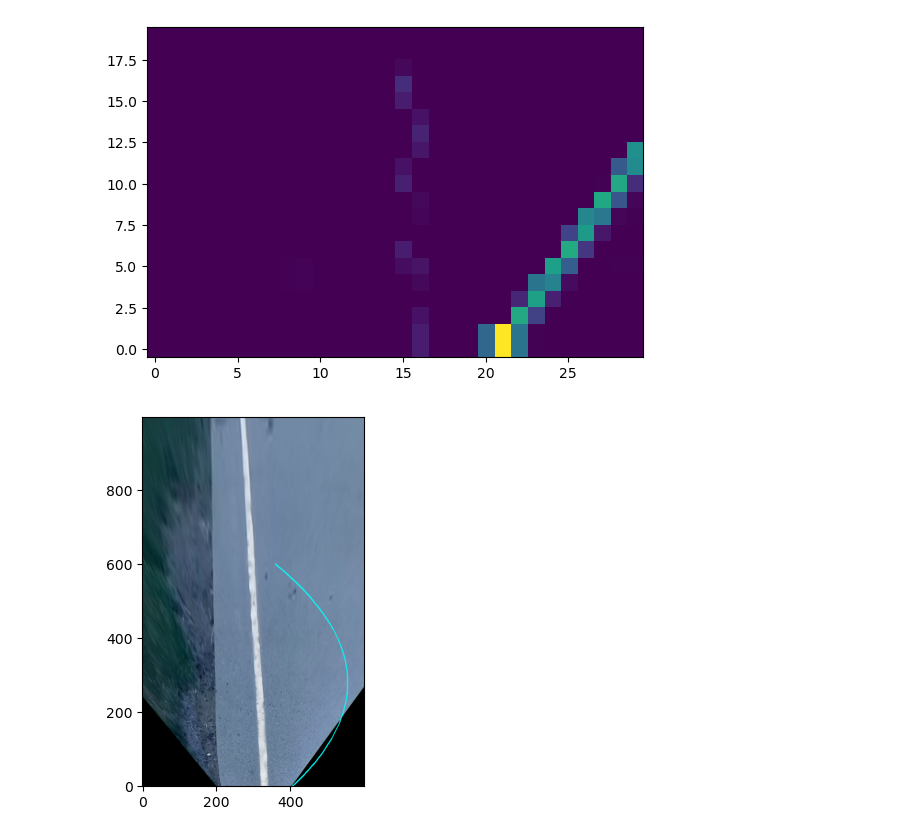
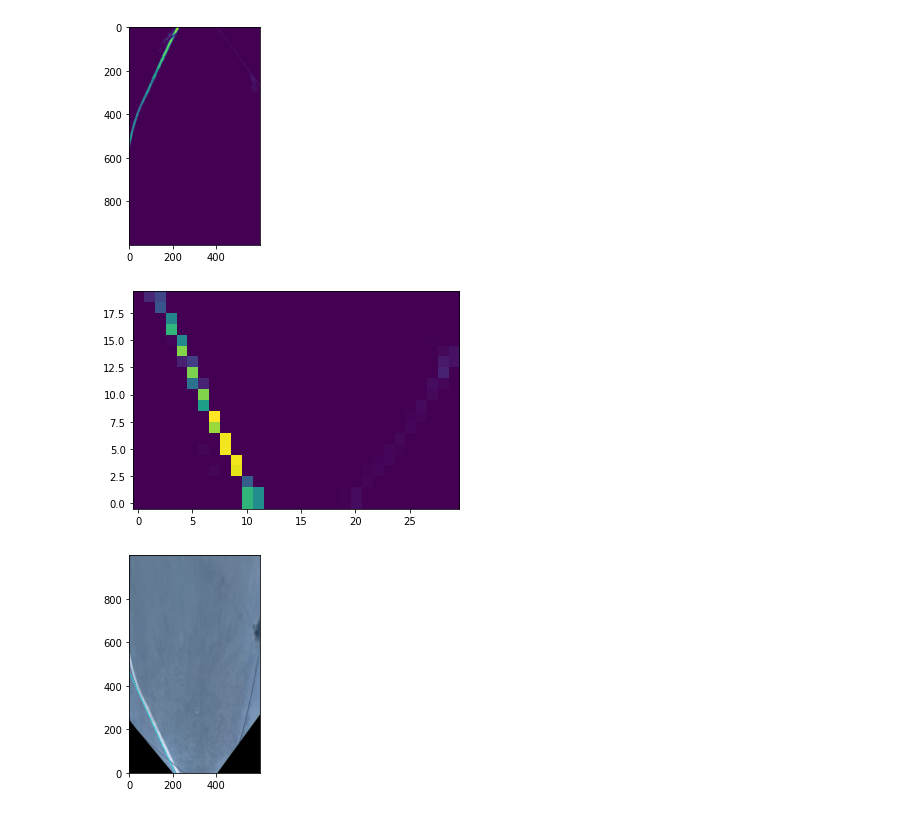
Before and after one commit to atomicapple0/mobots-2023, a Jupyter notebook: processing2.ipynb, the cells around one changed output. Saved outputs shown, nothing was run; the diff lists cells and outputs as text; code cells hidden in the pictures.

```diff
--- a/processing2.ipynb
+++ b/processing2.ipynb
@@ -33,7 +33,7 @@ def relu(img, thresh):
     return relud + thresh
 
 # read img
-img = cv2.imread(jpgs[0])
+img = cv2.imread(jpgs[12])
 
 # assume img is 1024 x 768
 assert math.isclose(1024 / 768, img.shape[1] / img.shape[0], rel_tol=.1)
@@ -61,12 +61,14 @@ dst_np = np.array(dst, dtype=np.float32)
 # inverse projective map
 M = cv2.getPerspectiveTransform(src_np, dst_np)
 warped_viz = cv2.warpPerspective(img, M, (600, 1000), flags=cv2.INTER_LINEAR)
-warped = cv2.warpPerspective(img, M, (600, 1000), flags=cv2.INTER_LINEAR, borderMode=cv2.BORDER_REPLICATE)
+warped = cv2.warpPerspective(img, M, (600, 1000), flags=cv2.INTER_LINEAR)
 
 # threshold in yuv space
 yuv = cv2.cvtColor(warped, cv2.COLOR_BGR2YUV)
 yuv = yuv[:,:,0] / 255.0
-yuv = relu(yuv, .7)
+yuv = relu(yuv, .6)
+plt.imshow(yuv)
+plt.show()
 
 # resize image to (30,50), then crop to (30,20)
 resized = cv2.resize(yuv, (30,50), interpolation = cv2.INTER_AREA)
@@ -81,32 +83,33 @@ relud = relu(conv, 0)
 
 # fit a quadratic
 flattened = relud.reshape(-1)
 indices = list(np.ndindex(relud.shape[:]))
 pts = np.c_[indices, flattened]
 
 coeffs = np.polyfit(x=pts[:,0],y=pts[:,1],w=pts[:,2], deg=2)
 poly = np.poly1d(coeffs)
 
 yp = np.linspace(0,30,100) # 100 pts between (0,30)
 xp = poly(yp)
 
 xp = 20 * xp
 yp = 20 * yp
 
 curve = np.column_stack((xp.astype(np.int32), yp.astype(np.int32)))
 cv2.polylines(warped_viz, [curve], False, (0,255,255), thickness=2)
 
 # compute curvilinear position and curvature at 0
 # self.offset = poly(0)
 a,b,c = coeffs
 # self.curv = (1 + b ** 2) ** 1.5 / abs(2*a)
 
 plt.imshow(relud, origin='lower')
 plt.show()
 plt.imshow(warped_viz, origin='lower')
 plt.show()
 
 # cv2.flip(warped_viz, 0)
 # %% [output]
-[figure, old version]
+[figure, new version]
-[figure, old version]
+[figure, new version]
+[figure, added]
```
Also changed, not shown: parts of 2 cells of this notebook, 2 other files.
